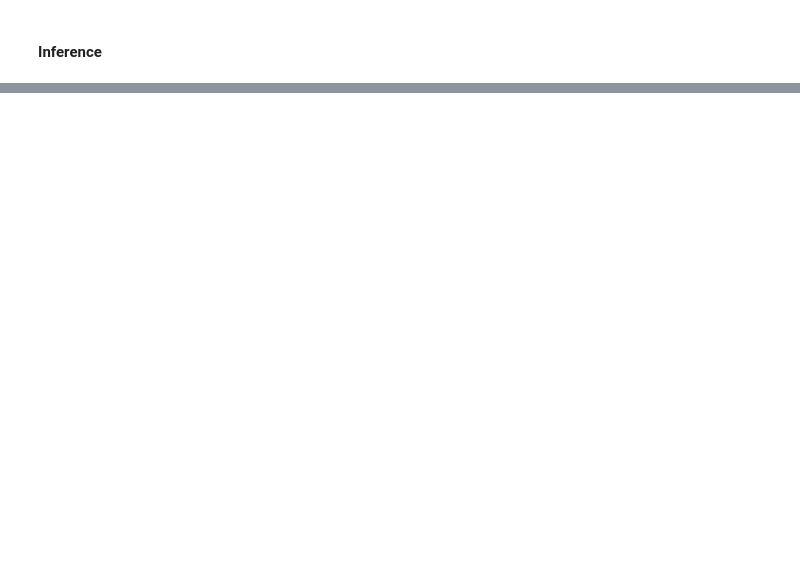
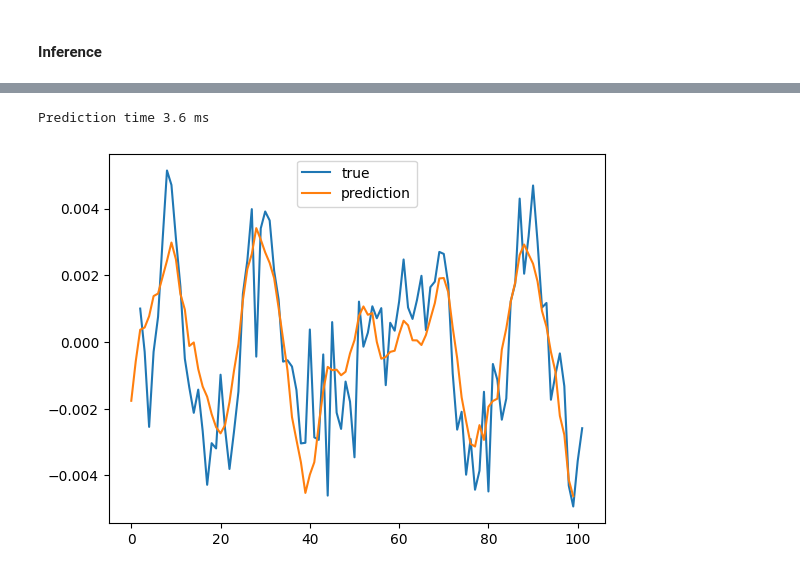
Before and after one commit to maxbalrog/laser-jitter, a Jupyter notebook: usage.ipynb, the cells around one changed output, grey strips where cells are left out. Saved outputs shown, nothing was run; the diff lists cells and outputs as text; code cells hidden in the pictures; blank space fills up the shorter version.

Commit message:
Add inference on single time-series

```diff
--- a/usage.ipynb
+++ b/usage.ipynb
@@ -269,0 +271,26 @@ rms: 0.001362477196380496
+# %%
+t0 = 17500
+N = 5
+past_start, past_end = t0-N//2, t0+training_window+N//2
+future_start, future_end = t0+training_window+N//2, t0+training_window+N//2+prediction_window
+series_past = ts.series[past_start:past_end].squeeze()
+series_future = ts.series[future_start:future_end].squeeze()
+# print(series_past.shape)
+
+model_high_level.model.eval()
+t_start = time.time()
+prediction = predict_on_series(series_past, ts, model_high_level)
+t_pred = time.time() - t_start
+print('Prediction time {:3.1f} ms'.format(t_pred*1e3))
+
+#TODO: add possibility to run inference on CPU, compare with GPU
+# %% [output]
+Prediction time 3.6 ms
+# %%
+plt.figure()
+plt.plot(np.arange(prediction_window)+2, series_future, label='true')
+plt.plot(prediction, label='prediction')
+plt.legend()
+plt.show()
+# %% [output]
+[figure, added]
```
Also changed, not shown: parts of 6 cells of this notebook, 4 other files.
